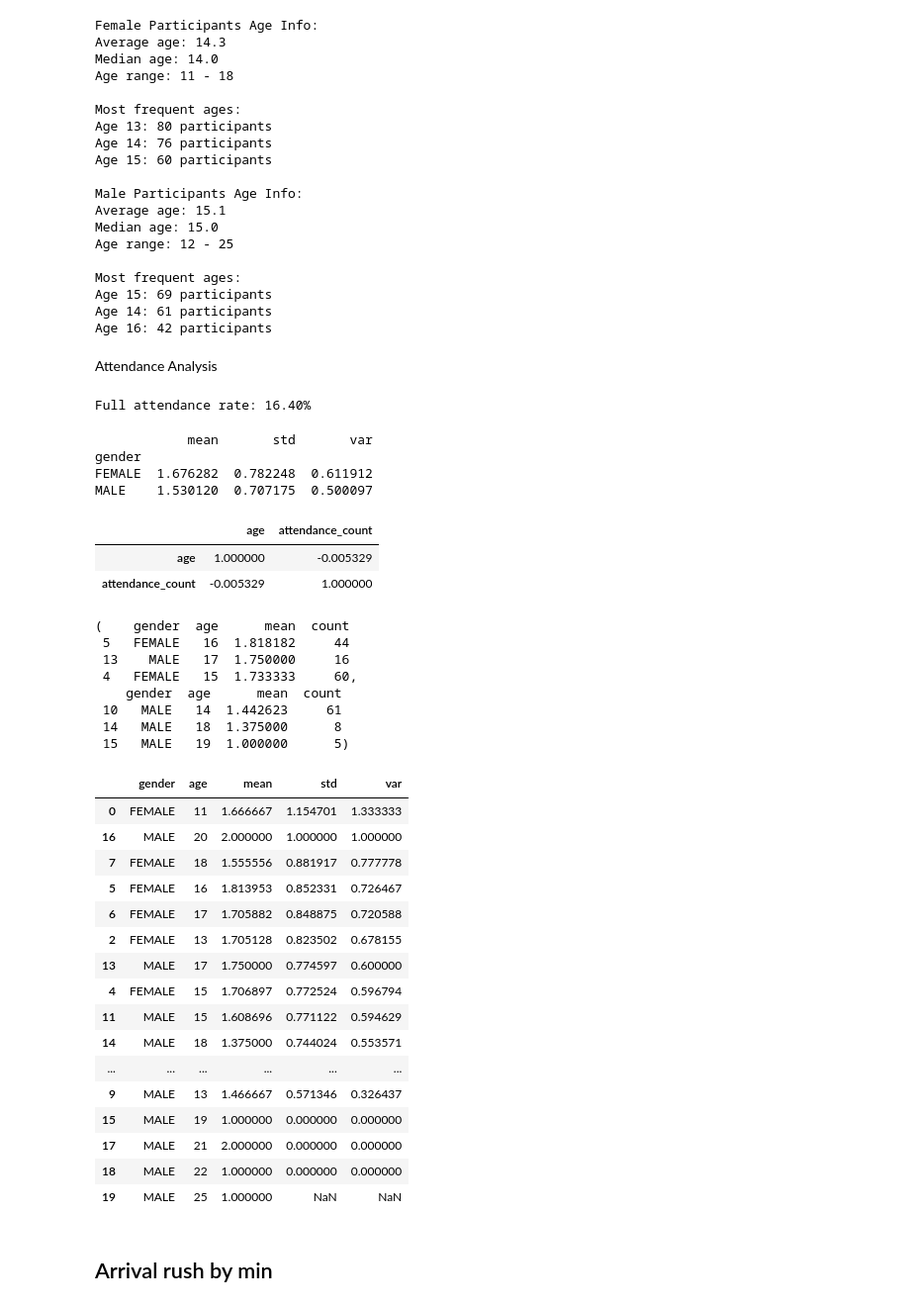
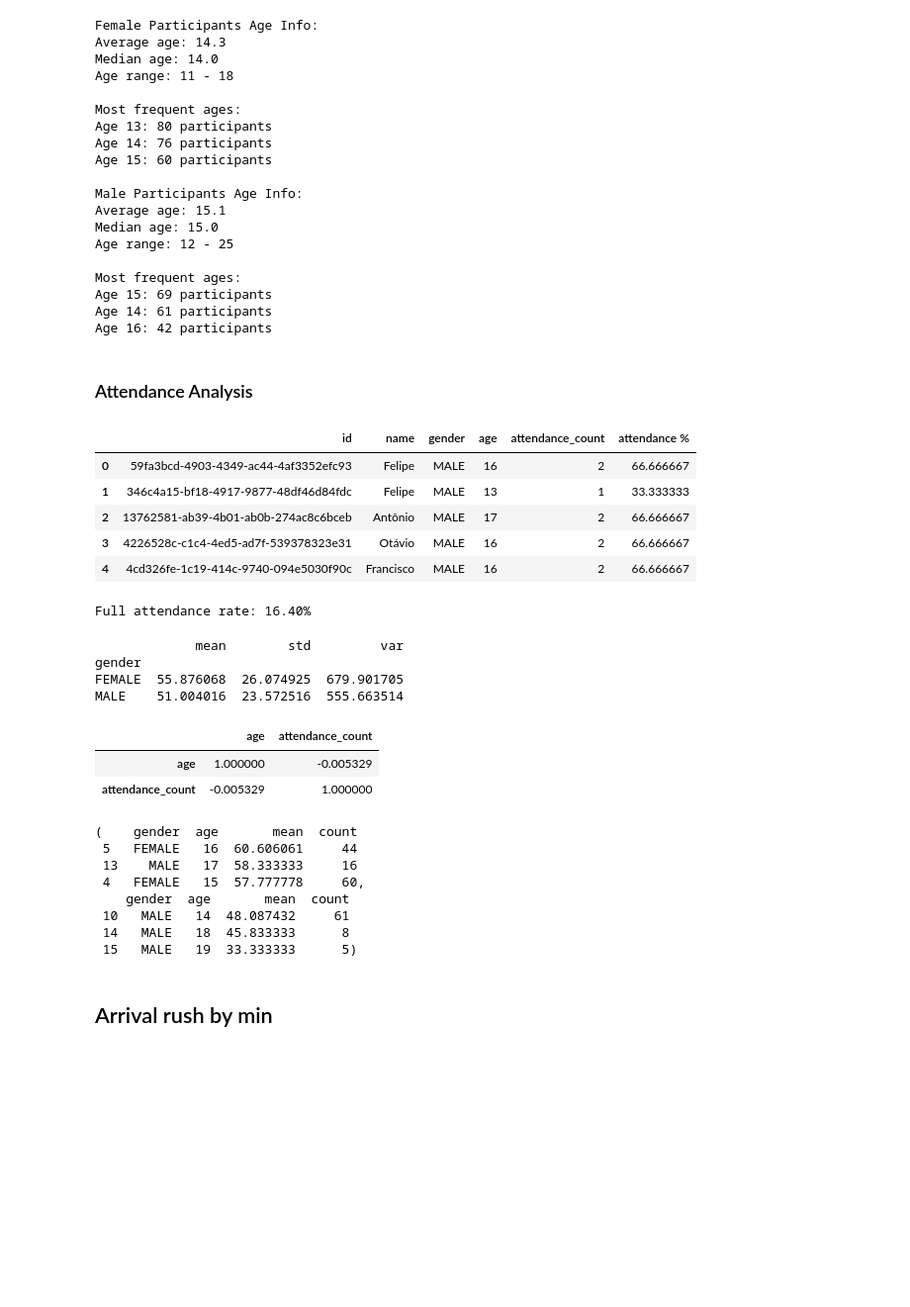
Before and after one commit to YuhanZhou3/ParusyaDA, a Jupyter notebook: analysis.ipynb, the cells around one changed output. Shown at 99% size. Cells and saved outputs as stored; diff of their text form; code cells hidden in the pictures; blank space fills up the shorter version.

```diff
--- a/analysis.ipynb
+++ b/analysis.ipynb
@@ -212,6 +214,17 @@ hist_age_gender.update_xaxes(dtick=1)
 #           color="gender", box=True,
 #           title="Age Distribution by Gender")
 # %% [markdown]
-Attendance Analysis
+### Attendance Analysis
+# %%
+num_events = df["event_id"].nunique()
+participants["attendance %"] = participants["attendance_count"] / num_events * 100
+participants.head()
+# %% [output]
+|  | id | name | gender | age | attendance_count | attendance % |
+| 0 | 59fa3bcd-4903-4349-ac44-4af3352efc93 | Felipe | MALE | 16 | 2 | 66.666667 |
+| 1 | 346c4a15-bf18-4917-9877-48df46d84fdc | Felipe | MALE | 13 | 1 | 33.333333 |
+| 2 | 13762581-ab39-4b01-ab0b-274ac8c6bceb | Antônio | MALE | 17 | 2 | 66.666667 |
+| 3 | 4226528c-c1c4-4ed5-ad7f-539378323e31 | Otávio | MALE | 16 | 2 | 66.666667 |
+| 4 | 4cd326fe-1c19-414c-9740-094e5030f90c | Francisco | MALE | 16 | 2 | 66.666667 |
 # %%
 # Full attendance
@@ -221,15 +234,15 @@ print(f"Full attendance rate: {full_att_pct:.2%}")
 Full attendance rate: 16.40%
 # %%
 # gender vs attendance
-att_by_gender = participants.groupby("gender")["attendance_count"]
+att_by_gender = participants.groupby("gender")["attendance %"]
 print(att_by_gender.agg(['mean', 'std', 'var']))
 # px.box(participants, x="gender", y="attendance_count", color="gender") ## not useful, two boxes are the same
 # px.histogram(participants, x="attendance_count", barmode="group", color="gender", opacity=0.75) ## not useful, more female than male, comparison not meaningful
 # %% [output]
-            mean       std       var
+             mean        std         var
 gender
-FEMALE  1.676282  0.782248  0.611912
-MALE    1.530120  0.707175  0.500097
+FEMALE  55.876068  26.074925  679.901705
+MALE    51.004016  23.572516  555.663514
 # %%
 # age vs attendance
 att_by_age = participants.groupby("age")["attendance_count"]
@@ -247,20 +260,20 @@ px.scatter(participants, x='age', y='attendance_count',
 # att_by_age.mean().sort_values(ascending=False)
 # px.bar(att_by_age.mean().reset_index(), x='age', y='attendance_count')
 # %%
-att_age_gender = participants.groupby(['gender','age'])['attendance_count']
+att_age_gender = participants.groupby(['gender','age'])['attendance %']
 engagement = att_age_gender.agg(['mean', 'count']).reset_index()
 engagement = engagement[engagement['count'] >= 5] # remove groups too small to be statistically meaningful.
 engagement = engagement.sort_values(by=['mean'], ascending=False)
 engagement.head(3), engagement.tail(3)
 # %% [output]
-(    gender  age      mean  count
- 5   FEMALE   16  1.818182     44
- 13    MALE   17  1.750000     16
- 4   FEMALE   15  1.733333     60,
-    gender  age      mean  count
- 10   MALE   14  1.442623     61
- 14   MALE   18  1.375000      8
- 15   MALE   19  1.000000      5)
+(    gender  age       mean  count
+ 5   FEMALE   16  60.606061     44
+ 13    MALE   17  58.333333     16
+ 4   FEMALE   15  57.777778     60,
+    gender  age       mean  count
+ 10   MALE   14  48.087432     61
+ 14   MALE   18  45.833333      8
+ 15   MALE   19  33.333333      5)
 # %%
 fig = px.bar(engagement.sort_values('age'),
              x='age', y='mean', color='gender',
@@ -275,26 +288,8 @@ fig.update_layout(xaxis_title='Age', yaxis_title='Average Attendance',
 fig.show()
 # %%
 var = att_age_gender.agg(['mean', 'std', 'var']).reset_index()
-var.sort_values(by=['std'], ascending=False)
+var = var.sort_values(by=['mean'], ascending=False)
 # Higher std = more irregular attendance within that group.
-# %% [output]
-|  | gender | age | mean | std | var |
-| 0 | FEMALE | 11 | 1.666667 | 1.154701 | 1.333333 |
-| 16 | MALE | 20 | 2.000000 | 1.000000 | 1.000000 |
-| 7 | FEMALE | 18 | 1.555556 | 0.881917 | 0.777778 |
-| 5 | FEMALE | 16 | 1.813953 | 0.852331 | 0.726467 |
-| 6 | FEMALE | 17 | 1.705882 | 0.848875 | 0.720588 |
-| 2 | FEMALE | 13 | 1.705128 | 0.823502 | 0.678155 |
-| 13 | MALE | 17 | 1.750000 | 0.774597 | 0.600000 |
-| 4 | FEMALE | 15 | 1.706897 | 0.772524 | 0.596794 |
-| 11 | MALE | 15 | 1.608696 | 0.771122 | 0.594629 |
-| 14 | MALE | 18 | 1.375000 | 0.744024 | 0.553571 |
-| ... | ... | ... | ... | ... | ... |
-| 9 | MALE | 13 | 1.466667 | 0.571346 | 0.326437 |
-| 15 | MALE | 19 | 1.000000 | 0.000000 | 0.000000 |
-| 17 | MALE | 21 | 2.000000 | 0.000000 | 0.000000 |
-| 18 | MALE | 22 | 1.000000 | 0.000000 | 0.000000 |
-| 19 | MALE | 25 | 1.000000 | NaN | NaN |
 # %% [markdown]
 ## Arrival rush by min
 # %%
```
Also changed, not shown: parts of 12 cells of this notebook.
